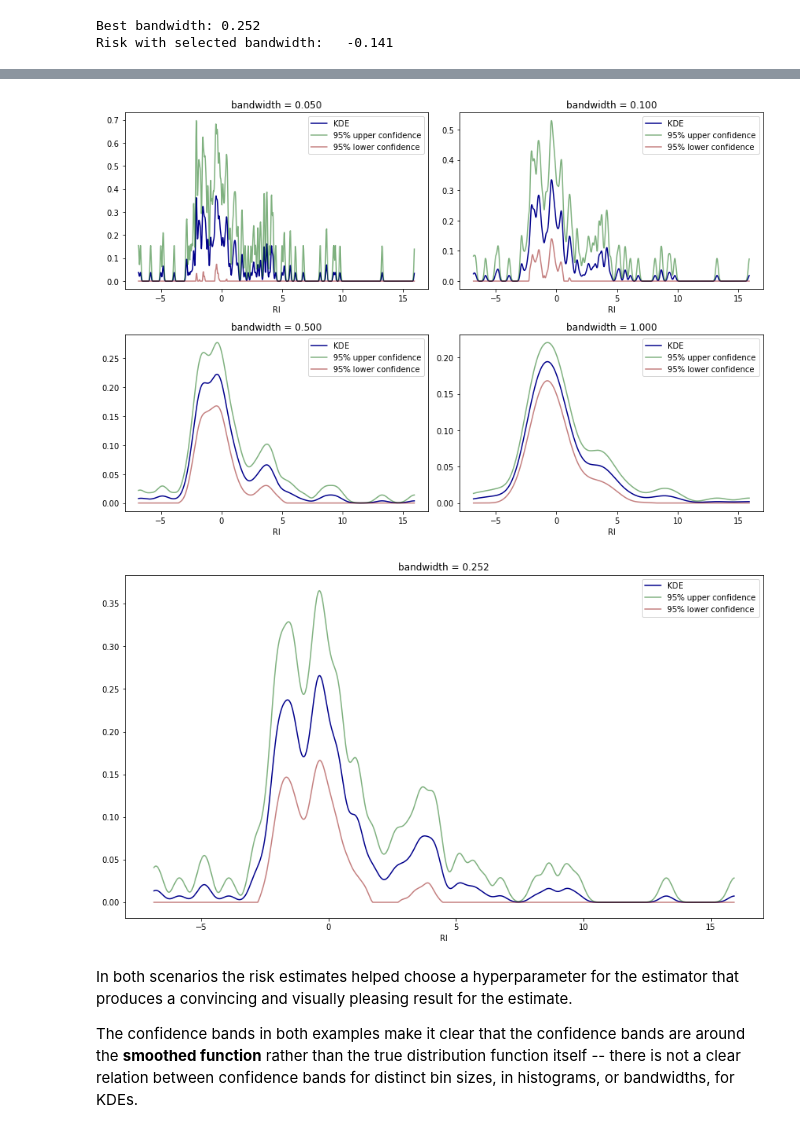
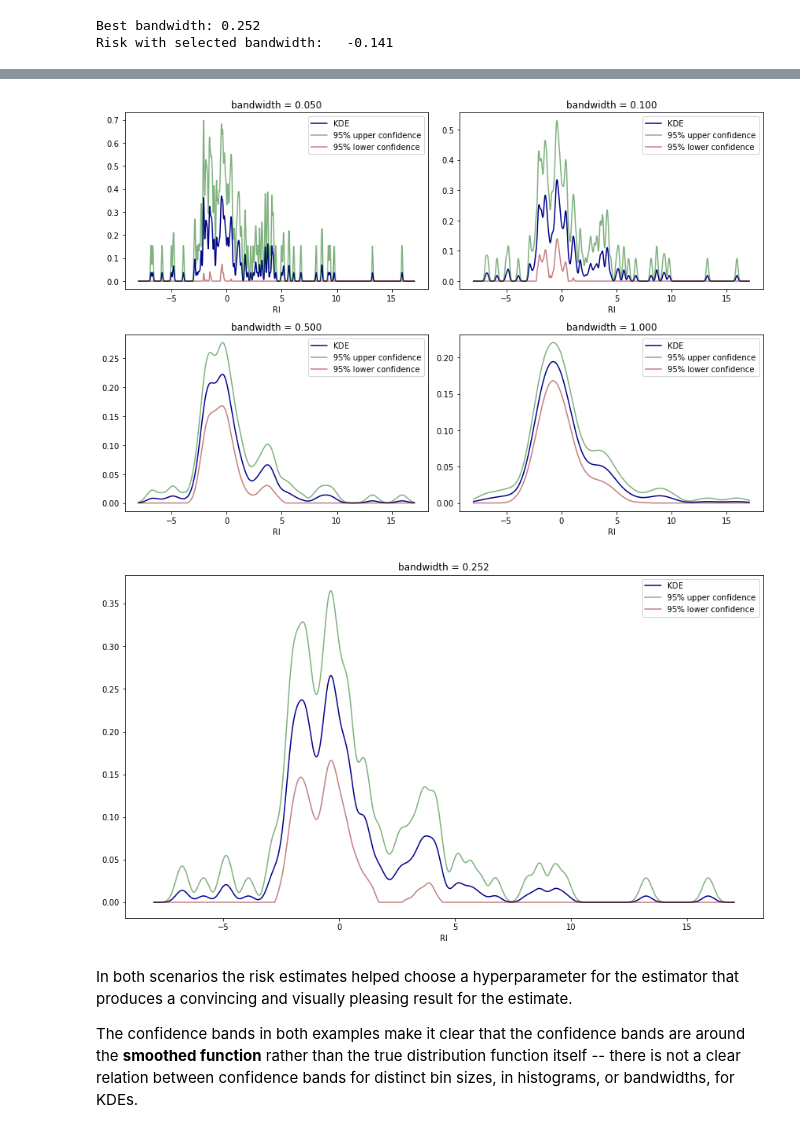
Before and after one commit to telmo-correa/all-of-statistics, a Jupyter notebook: chapter21.ipynb, the cells around one changed output, grey strips where cells are left out. Drawn from its saved outputs; the diff is of its cells as text; code cells hidden in the pictures.

```diff
--- a/chapter21.ipynb
+++ b/chapter21.ipynb
@@ -701,7 +701,7 @@ def create_histogram(X, m, alpha):
     c = z * np.sqrt(m / n) / 2
 
     def get_bin(t):
-        return np.floor(m * (t - X_min) / (X_max - X_min)).astype(int)
+        return np.maximum(np.minimum(np.floor(m * (t - X_min) / (X_max - X_min)).astype(int), m - 1), 0)
 
     def get_values(t):
         x = np.where((t >= X_min) & (t <= X_max), phat[get_bin(t)], 0)
@@ -834,7 +834,7 @@ Risk with selected bandwidth:   -0.141
 # %%
 def plot_histogram(X, bins, ax):
     X_min, X_max = X.min(), X.max()
-    x_plot_vals = np.arange(X_min, X_max, step=(X_max - X_min)/1000)
+    x_plot_vals = np.arange(X_min - 0.05 * (X_max - X_min), X_max + 0.05 * (X_max - X_min), step=(X_max - X_min)/1000)
 
     # Draw the plot
     hist_vals, lower_vals, upper_vals = create_histogram(X, m=bins, alpha=0.05)(x_plot_vals)
@@ -869,37 +869,37 @@ plt.show()
 # %%
 def plot_kde(X, bandwidth, ax):
     X_min, X_max = X.min(), X.max()
-    x_plot_vals = np.arange(X_min, X_max, step=(X_max - X_min)/1000)
+    x_plot_vals = np.arange(X_min - 0.05 * (X_max - X_min), X_max + 0.05 * (X_max - X_min), step=(X_max - X_min)/1000)
 
     # Draw the plot
     kde_vals, lower_vals, upper_vals = create_kde(X, bandwidth=bandwidth, alpha=0.05)(x_plot_vals)
     ax.plot(x_plot_vals, kde_vals, color='darkblue', label='KDE')
     ax.plot(x_plot_vals, upper_vals, color='darkgreen', alpha=0.5, label='95% upper confidence')
     ax.plot(x_plot_vals, lower_vals, color='darkred', alpha=0.5, label='95% lower confidence')
     ax.legend()
 
     # Title and labels
     ax.set_title('bandwidth = %.3f' % bandwidth)
     ax.set_xlabel('RI')
 
 # Show 4 different bandwidths
 plt.figure(figsize=(12, 8))
 for i, bandwidth in enumerate([0.05, 0.1, 0.5, 1.0]):
 
     # Set up the plot
     ax = plt.subplot(2, 2, i + 1)
     plot_kde(X, bandwidth, ax)
 
 plt.tight_layout()
 plt.show()
 
 # Best risk
 plt.figure(figsize=(14.5, 8))
 plot_kde(X, bandwidth=best_h, ax=plt.gca())
 plt.show()
 # %% [output]
-[figure, old version]
+[figure, new version]
-[figure, old version]
+[figure, new version]
 # %% [markdown]
 In both scenarios the risk estimates helped choose a hyperparameter for the estimator that produces a convincing and visually pleasing result for the estimate.
 
```
Also changed, not shown: parts of 1 cell of this notebook.
